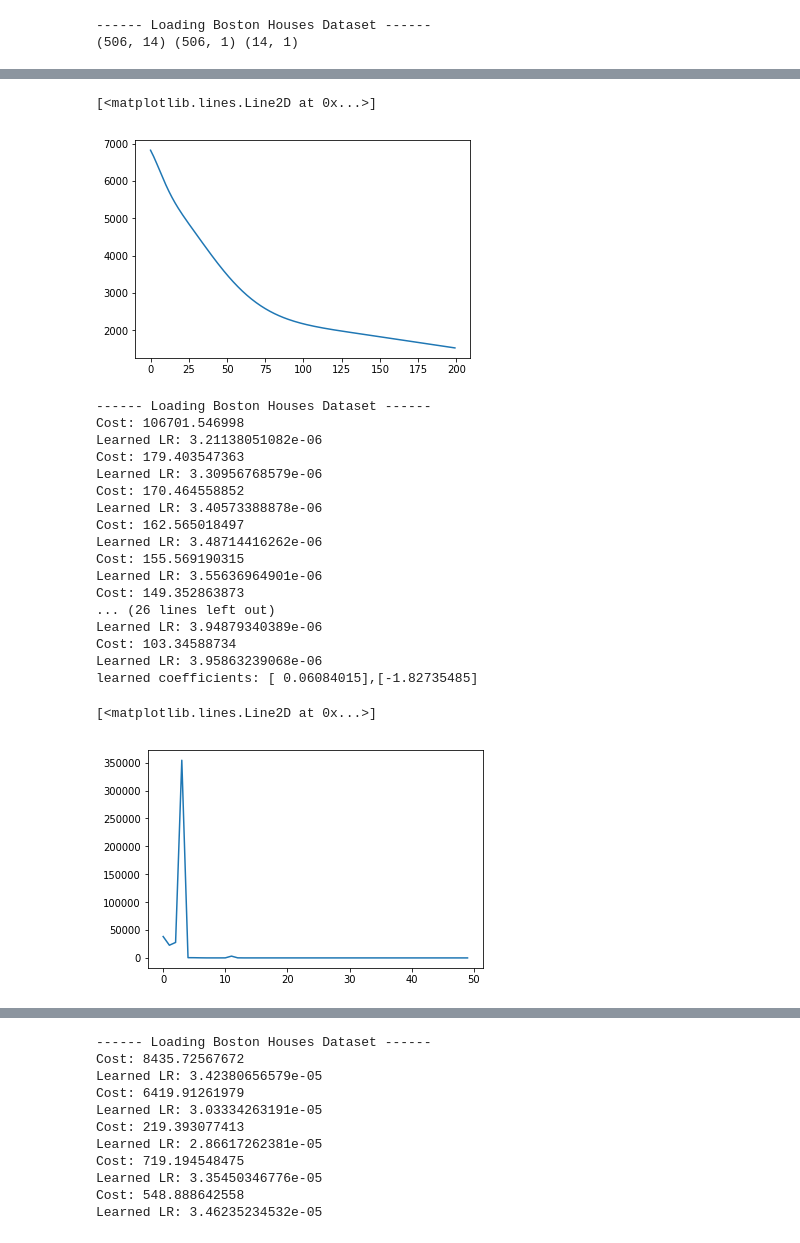
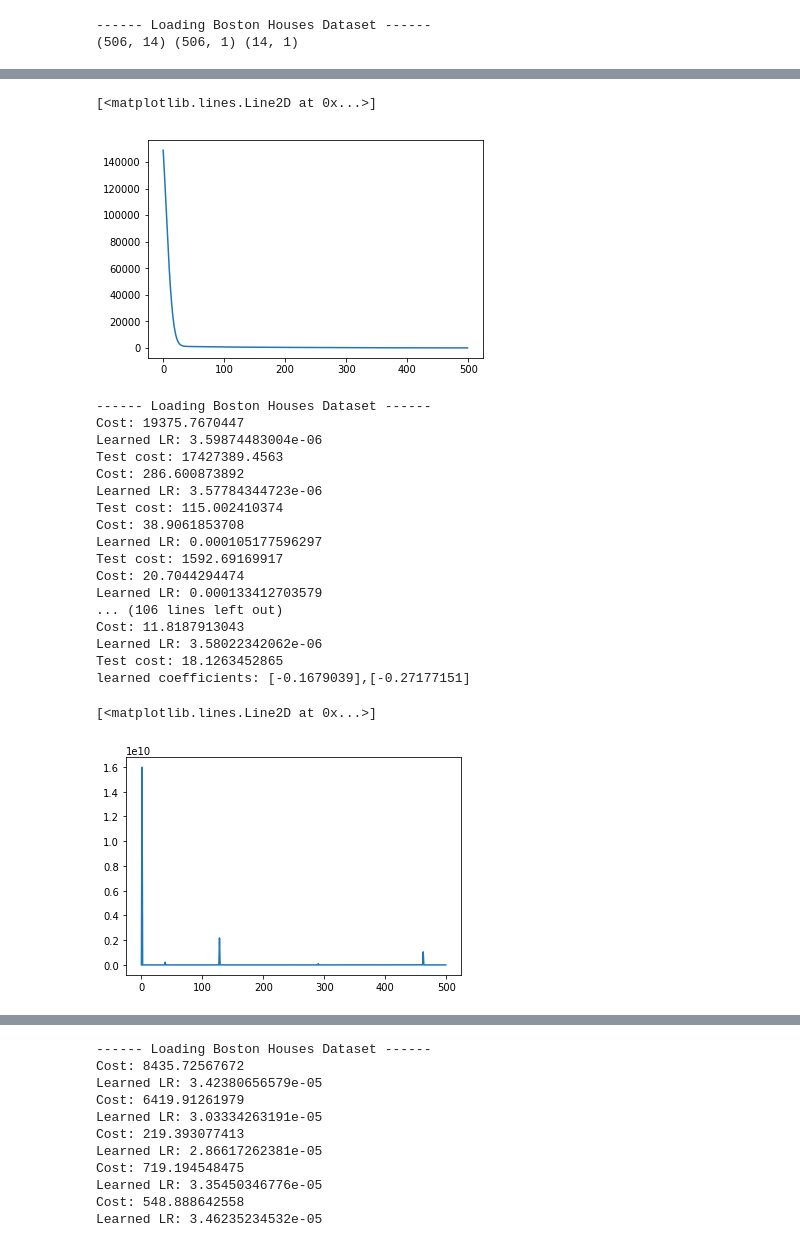
Before and after one commit to Ravoxsg/AdaptiveLROptimizer, a Jupyter notebook: linear_regression_boston.ipynb, the cells around one changed output, grey strips where cells are left out. Cells and saved outputs as stored; diff of their text form; code cells hidden in the pictures.

```diff
--- a/linear_regression_boston.ipynb
+++ b/linear_regression_boston.ipynb
@@ -51,5 +56,5 @@ print(X.shape, y.shape, w.shape)
 ------ Loading Boston Houses Dataset ------
 (506, 14) (506, 1) (14, 1)
 # %%
-w_new, loss_arr = sgd(w, X, y, 0.000005)
+w_new, loss_arr = sgd(w, X, y, 0.000001)
 # %% [output]
@@ -117,6 +129,6 @@ def sgd_first_order(w, X, y, eta = 0.001):
     return w,eta_values,loss_arr
 # %%
 X, y, w = load_data_and_init_params()
-w_new, eta_values, loss_arr = sgd_first_order(w, X, y, 0.0000000001)
+w_new, eta_values, loss_arr = sgd_first_order(w, X, y, 0.000000001, 0.0000001)
 # %% [output]
 ------ Loading Boston Houses Dataset ------
@@ -139,58 +151,69 @@ Cost: 146.380461035 Eta 6.999312678530924e-06
 # %%
-plt.plot(loss_arr[:200])
+plt.plot(loss_arr[:500])
 # %% [output]
 [<matplotlib.lines.Line2D at 0x...>]
-[figure, old version]
+[figure, new version]
 # %%
-epsilon = 0.0000000001
+epsilon = 0.00001
 
 
 def sgd_finite_differences(w, X, y, eta = 0.001):
+
+    Xtrain, ytrain = X[:400], y[:400]
+    Xtest, ytest = X[400:], y[400:]
+
     eta_values = []
     eta_values.append(eta)
     loss_arr = []
     for i in range(1000):
-        y_hat = X.dot(w)
-        cost = cost_function(y, y_hat)
+        y_hat = Xtrain.dot(w)
+        cost = cost_function(ytrain, y_hat)
         loss_arr.append(cost)
-        if (i%50 == 0): print("Cost:", cost)
-        gradient = -((y - y_hat).T.dot(X).reshape(-1,1))/y.shape[0]
+        if (i%25 == 0): print("Cost:", cost)
+        gradient = -((ytrain - y_hat).T.dot(Xtrain).reshape(-1,1))/ytrain.shape[0]
         old_w = w
         w = w - eta*gradient
-        eta = eta - 2*epsilon*(cost_function(y,X.dot(old_w-(eta+epsilon)*gradient)) - cost_function(y,X.dot(old_w-(eta-epsilon)*gradient)) + 10000*epsilon)/(10000*epsilon+cost_function(y,X.dot(old_w-(eta+2*epsilon)*gradient))+cost_function(y,X.dot(old_w-(eta-2*epsilon)*gradient))-2*cost_function(y,X.dot(old_w-eta*gradient)))
+        eta = eta - 2*epsilon*(cost_function(ytrain,Xtrain.dot(old_w-(eta+epsilon)*gradient)) - cost_function(ytrain,Xtrain.dot(old_w-(eta-epsilon)*gradient)))/(cost_function(ytrain,Xtrain.dot(old_w-(eta+2*epsilon)*gradient))+cost_function(ytrain,Xtrain.dot(old_w-(eta-2*epsilon)*gradient))-2*cost_function(ytrain,Xtrain.dot(old_w-eta*gradient)))
         eta = np.squeeze(eta)
+        eta = max(1e-7, eta)
         eta_values.append(eta)
-        if (i%50 == 0):
+        if (i%25 == 0):
             print("Learned LR:", eta)
+
+        if (i%25 == 0):
+            y_pred = Xtest.dot(w)
+            cost_t = cost_function(ytest, y_pred)
+            print("Test cost:", cost_t)
+
     print('learned coefficients: {},{}'.format(w[0],w[1]))
     return w, eta_values, loss_arr
 # %%
 X, y, w = load_data_and_init_params()
 
-w_new, eta_values, loss_arr = sgd_finite_differences(w, X, y, 0.00001)
+w_new, eta_values, loss_arr = sgd_finite_differences(w, X, y, 0.0001)
 # %% [output]
 ------ Loading Boston Houses Dataset ------
-Cost: 106701.546998
-Learned LR: 3.21138051082e-06
-Cost: 179.403547363
-Learned LR: 3.30956768579e-06
-Cost: 170.464558852
-Learned LR: 3.40573388878e-06
-Cost: 162.565018497
-Learned LR: 3.48714416262e-06
-Cost: 155.569190315
-Learned LR: 3.55636964901e-06
-Cost: 149.352863873
-... (26 lines left out)
-Learned LR: 3.94879340389e-06
-Cost: 103.34588734
-Learned LR: 3.95863239068e-06
-learned coefficients: [ 0.06084015],[-1.82735485]
+Cost: 19375.7670447
+Learned LR: 3.59874483004e-06
+Test cost: 17427389.4563
+Cost: 286.600873892
+Learned LR: 3.57784344723e-06
+Test cost: 115.002410374
+Cost: 38.9061853708
+Learned LR: 0.000105177596297
+Test cost: 1592.69169917
+Cost: 20.7044294474
+Learned LR: 0.000133412703579
+... (106 lines left out)
+Cost: 11.8187913043
+Learned LR: 3.58022342062e-06
+Test cost: 18.1263452865
+learned coefficients: [-0.1679039],[-0.27177151]
 # %%
-plt.plot(loss_arr[:50])
+plt.plot(loss_arr[:500])
 # %% [output]
 [<matplotlib.lines.Line2D at 0x...>]
-[figure, old version]
+[figure, new version]
 # %%
 plt.plot(eta_values[:50])
 # %% [output]
```
Also changed, not shown: parts of 6 cells of this notebook, 15 other files.
